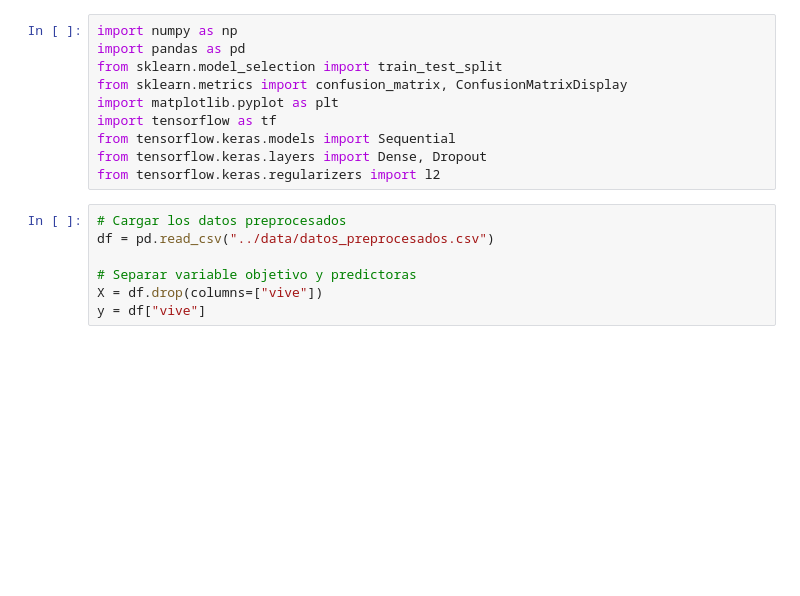
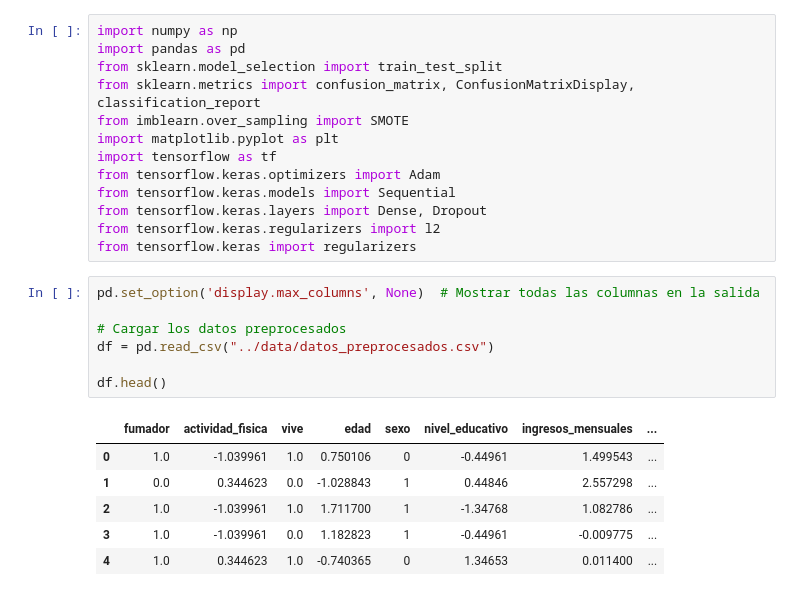
Before and after one commit to Nachosanchezz/Redes-neuronales, a Jupyter notebook: notebooks/02_red_neuronal.ipynb, the cells around one changed output. Drawn from its saved outputs; the diff is of its cells as text; blank space fills up the shorter version.

```diff
--- a/notebooks/02_red_neuronal.ipynb
+++ b/notebooks/02_red_neuronal.ipynb
@@ -22,16 +42,26 @@ Note: you may need to restart the kernel to use updated packages.
 import numpy as np
 import pandas as pd
 from sklearn.model_selection import train_test_split
-from sklearn.metrics import confusion_matrix, ConfusionMatrixDisplay
+from sklearn.metrics import confusion_matrix, ConfusionMatrixDisplay, classification_report
+from imblearn.over_sampling import SMOTE
 import matplotlib.pyplot as plt
 import tensorflow as tf
+from tensorflow.keras.optimizers import Adam
 from tensorflow.keras.models import Sequential
 from tensorflow.keras.layers import Dense, Dropout
 from tensorflow.keras.regularizers import l2
+from tensorflow.keras import regularizers
 # %%
+pd.set_option('display.max_columns', None)  # Mostrar todas las columnas en la salida
+
 # Cargar los datos preprocesados
 df = pd.read_csv("../data/datos_preprocesados.csv")
 
-# Separar variable objetivo y predictoras
-X = df.drop(columns=["vive"])
-y = df["vive"]
+df.head()
+# %% [output]
+|  | fumador | actividad_fisica | vive | edad | sexo | nivel_educativo | ingresos_mensuales | ... |
+| 0 | 1.0 | -1.039961 | 1.0 | 0.750106 | 0 | -0.44961 | 1.499543 | ... |
+| 1 | 0.0 | 0.344623 | 0.0 | -1.028843 | 1 | 0.44846 | 2.557298 | ... |
+| 2 | 1.0 | -1.039961 | 1.0 | 1.711700 | 1 | -1.34768 | 1.082786 | ... |
+| 3 | 1.0 | -1.039961 | 0.0 | 1.182823 | 1 | -0.44961 | -0.009775 | ... |
+| 4 | 1.0 | 0.344623 | 1.0 | -0.740365 | 0 | 1.34653 | 0.011400 | ... |
```
Also changed, not shown: parts of 6 cells of this notebook, 2 other files.
